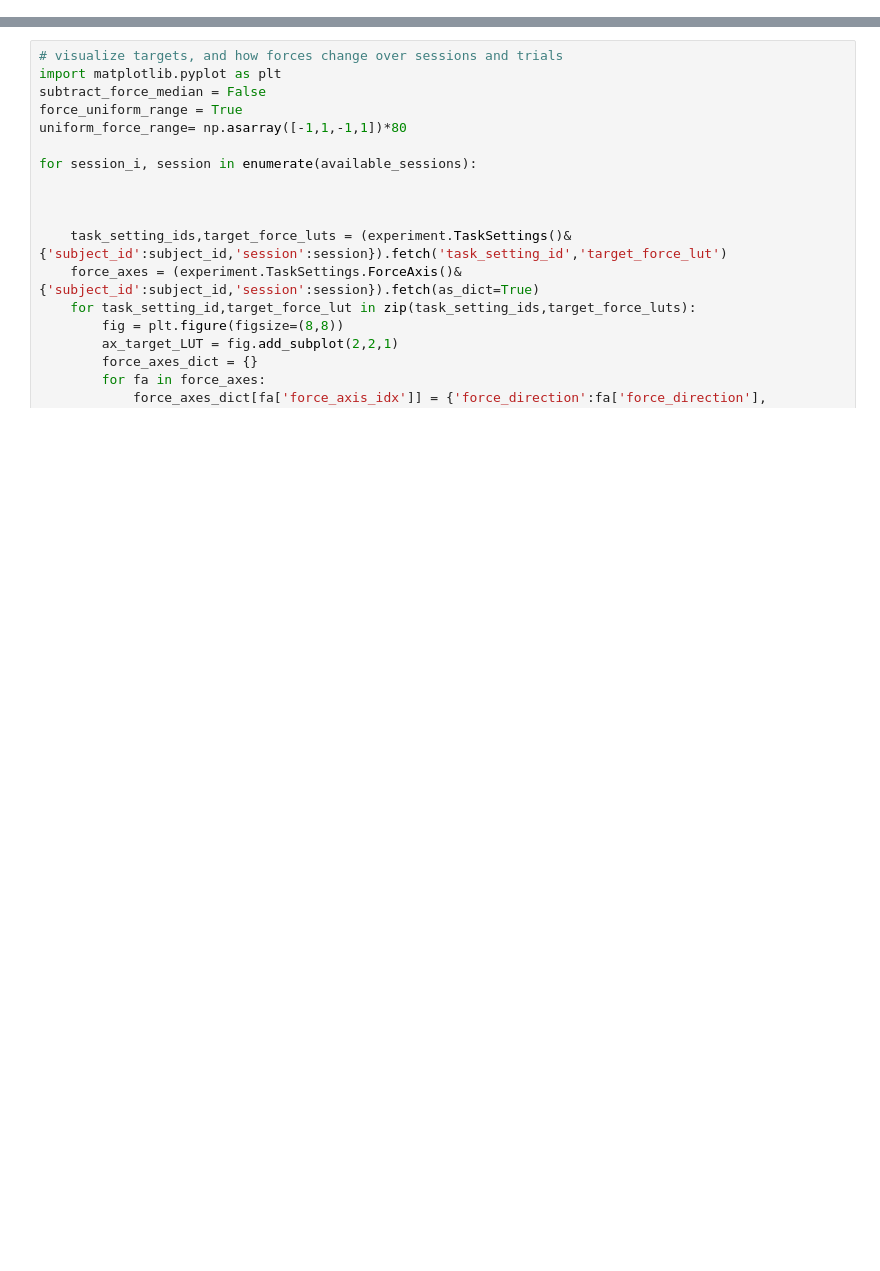
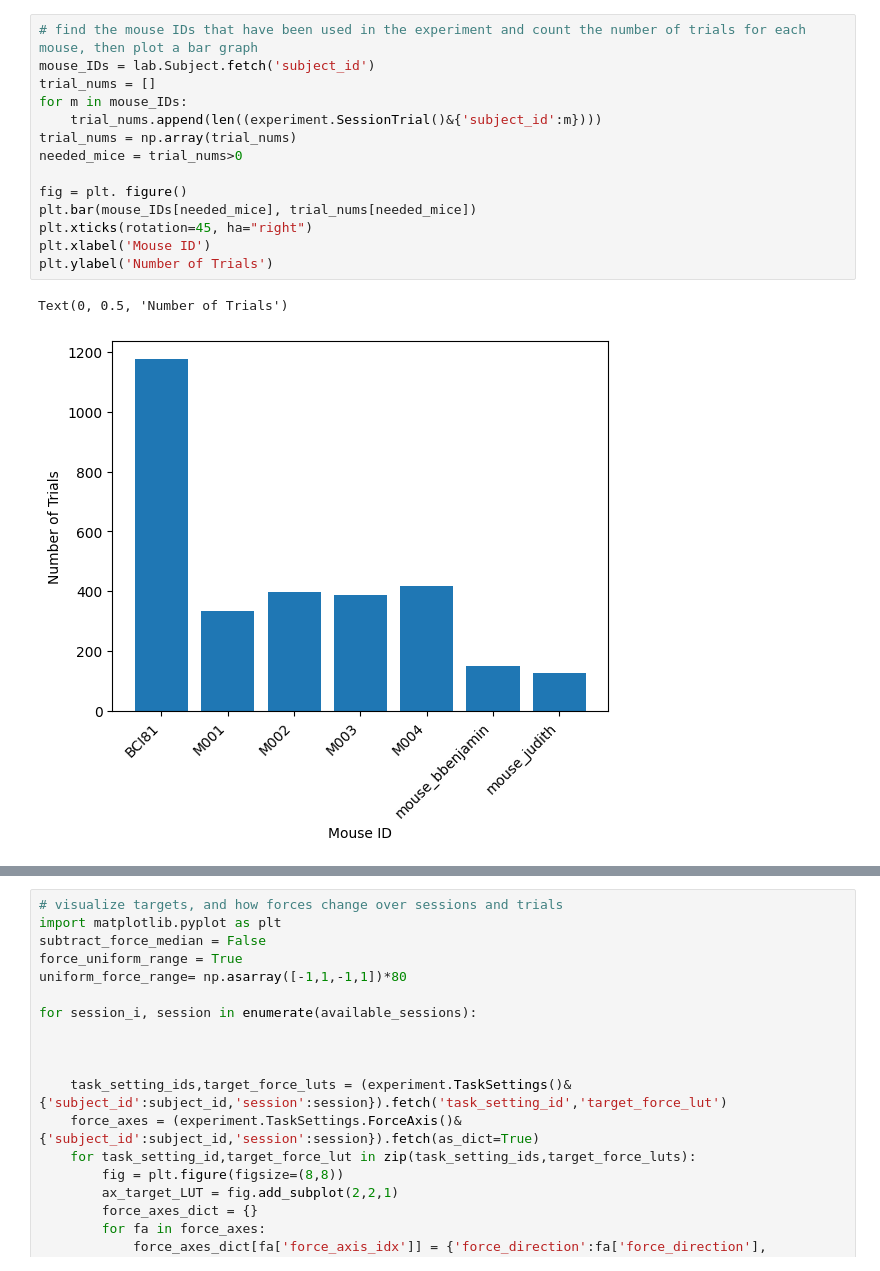
Before and after one commit to rozmar/NDNF-pipeline, a Jupyter notebook: Notebooks/behavior.ipynb, the cells around one changed output, grey strips where cells are left out. Cells and saved outputs as stored; diff of their text form; blank space fills up the shorter version.

```diff
--- a/Notebooks/behavior.ipynb
+++ b/Notebooks/behavior.ipynb
@@ -38,2 +33,19 @@ import numpy as np
+# %%
+# find the mouse IDs that have been used in the experiment and count the number of trials for each mouse, then plot a bar graph
+mouse_IDs = lab.Subject.fetch('subject_id')
+trial_nums = []
+for m in mouse_IDs:
+    trial_nums.append(len((experiment.SessionTrial()&{'subject_id':m})))
+trial_nums = np.array(trial_nums)
+needed_mice = trial_nums>0
+
+fig = plt. figure()
+plt.bar(mouse_IDs[needed_mice], trial_nums[needed_mice])
+plt.xticks(rotation=45, ha="right")
+plt.xlabel('Mouse ID')
+plt.ylabel('Number of Trials')
+# %% [output]
+Text(0, 0.5, 'Number of Trials')
+[figure, added]
 # %%
 
```
Also changed, not shown: parts of 6 cells of this notebook.
